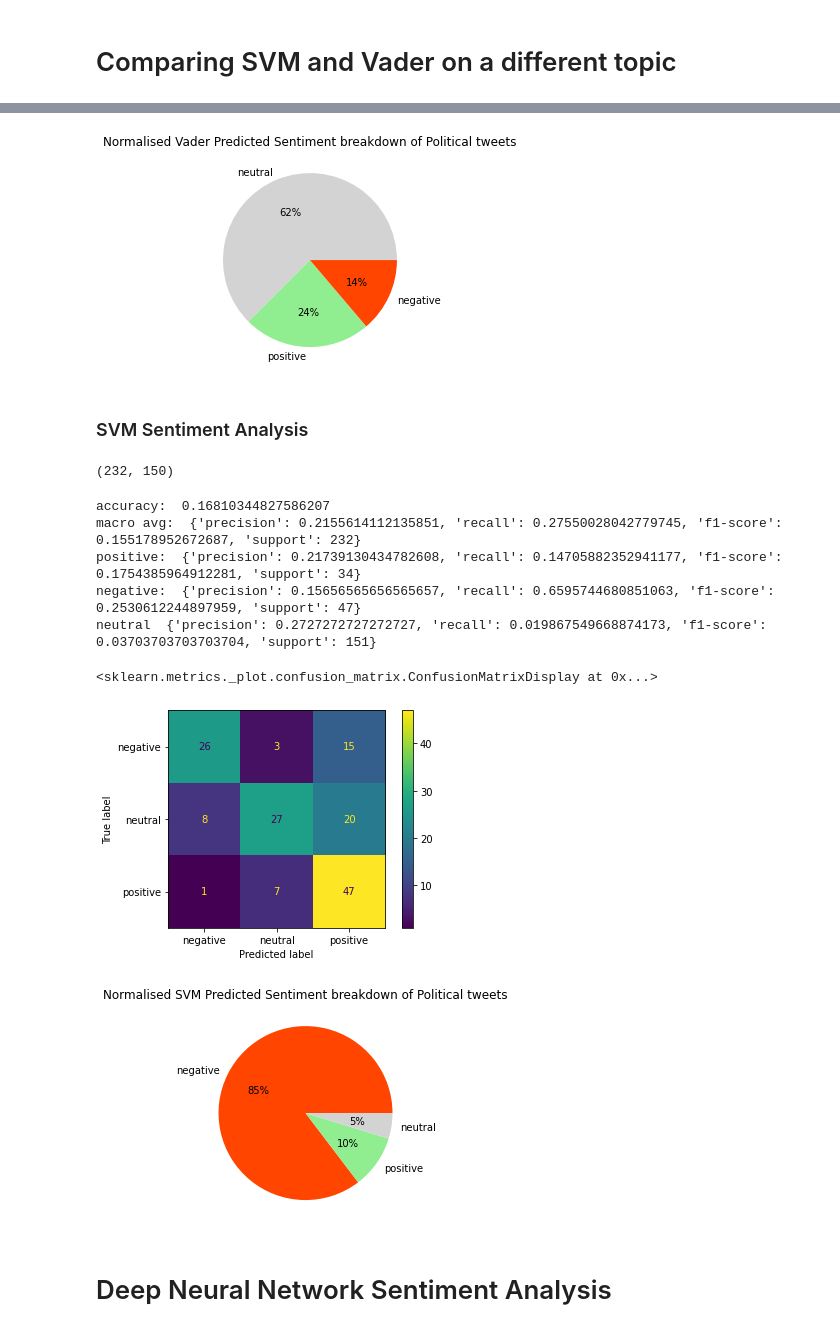
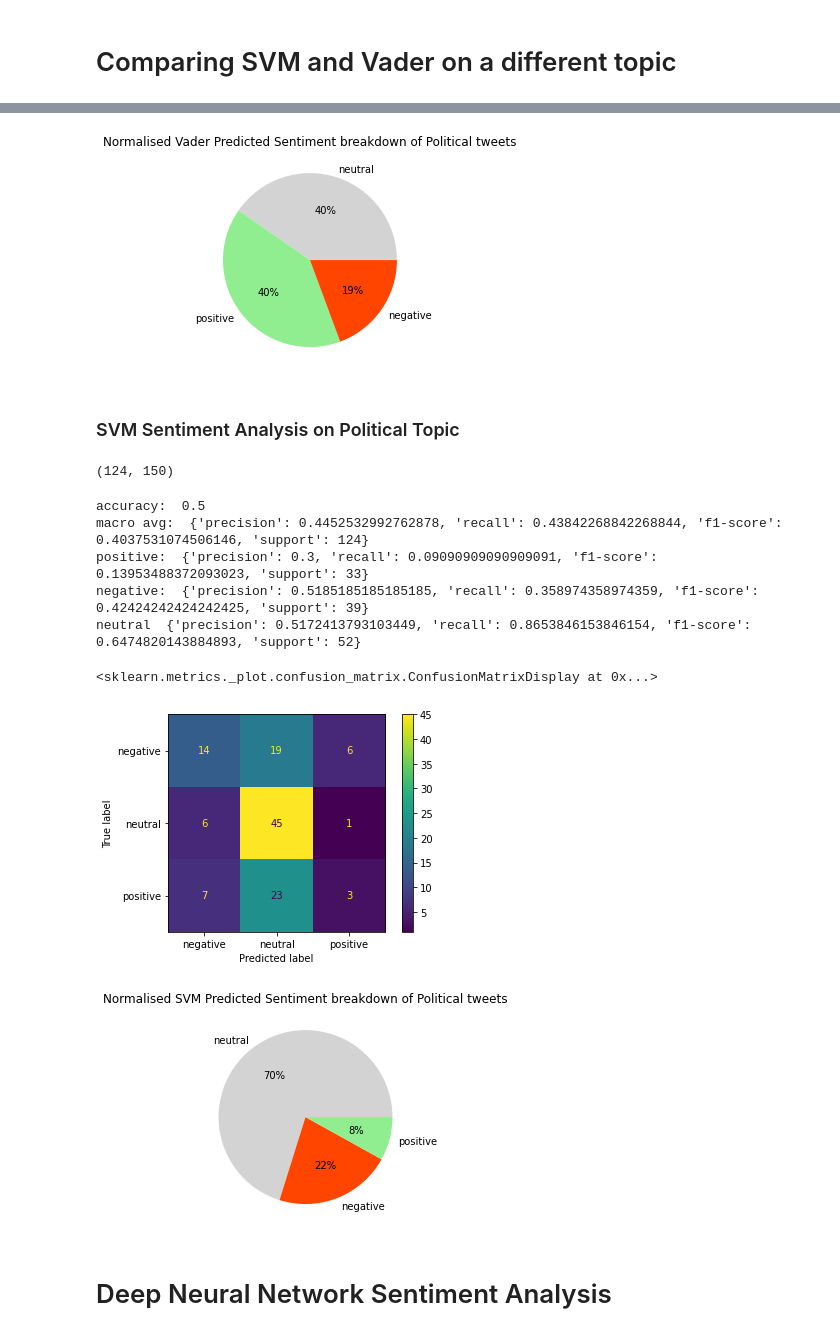
Before and after one commit to rosshalpin/AdvancedML, a Jupyter notebook: Main.ipynb, the cells around one changed output, grey strips where cells are left out. Drawn from its saved outputs; the diff is of its cells as text; code cells hidden in the pictures.

```diff
--- a/Main.ipynb
+++ b/Main.ipynb
@@ -171,6 +171,13 @@ def cleanup_data(df):
   def remove_usernames(text):
     return re.sub(r'@([^\s]+)', '', text)
 
+  def remove_long_whitespace(text):
+    text = text.strip()
+    return re.sub(r'\s{2,}', '', text)
+
+  def remove_numbers(text):
+    return re.sub(r'\d+', '', text)
+
   def remove_hyperlinks(text):
     return re.sub(r'http\S+|www.\S+|https', '', text)
 
@@ -178,7 +185,10 @@ def cleanup_data(df):
   df.text = df.text.apply(remove_hyperlinks) # removing hyperlinks
   df = df.drop(df.query('sentiment == "neutral"').sample(frac=.64, random_state=109).index) # evening out the number of neutral samples by random removing a percentage
   df.replace({r'[^\x00-\x7F]+':''}, regex=True, inplace=True) # removing any errant unicode
-
+  df = df.drop_duplicates()
+  df = df.drop_duplicates(subset='text', keep="first")
+  df.text = df.text.apply(remove_long_whitespace) # removing long whitespace
+  df.text = df.text.apply(remove_numbers)
   return df
 # %%
 df = cleanup_data(df)
@@ -479,42 +489,42 @@ neutral  {'precision': 0.8543046357615894, 'recall': 0.8896551724137931, 'f1-sco
 # %%
 print_sentiment_breakdown(vader_pol_df, "Normalised Vader Predicted Sentiment breakdown of Political tweets")
 # %% [output]
-[figure, old version]
+[figure, new version]
 # %% [markdown]
-### SVM Sentiment Analysis
+### SVM Sentiment Analysis on Political Topic
 # %%
 pol_vectors = vectorizer.transform(pol_df.text)
 # %%
 pol_vectors.shape
 # %% [output]
-(232, 150)
+(124, 150)
 # %%
 svm_pol_pred = clf.predict(pol_vectors)
 
 svm_pol_report = classification_report(pol_df.sentiment, svm_pol_pred, output_dict=True)
 print('accuracy: ', svm_pol_report['accuracy'])
 print('macro avg: ', svm_pol_report['macro avg'])
 print('positive: ', svm_pol_report['positive'])
 print('negative: ', svm_pol_report['negative'])
 print('neutral ', svm_pol_report['neutral'])
 
-cm = confusion_matrix(y_test, vader_df)
+cm = confusion_matrix(pol_df.sentiment, svm_pol_pred)
 cmd = ConfusionMatrixDisplay(cm, display_labels=["negative", "neutral", "positive"])
 cmd.plot()
 # %% [output]
-accuracy:  0.16810344827586207
-macro avg:  {'precision': 0.2155614112135851, 'recall': 0.27550028042779745, 'f1-score': 0.155178952672687, 'support': 232}
-positive:  {'precision': 0.21739130434782608, 'recall': 0.14705882352941177, 'f1-score': 0.1754385964912281, 'support': 34}
-negative:  {'precision': 0.15656565656565657, 'recall': 0.6595744680851063, 'f1-score': 0.2530612244897959, 'support': 47}
-neutral  {'precision': 0.2727272727272727, 'recall': 0.019867549668874173, 'f1-score': 0.03703703703703704, 'support': 151}
+accuracy:  0.5
+macro avg:  {'precision': 0.4452532992762878, 'recall': 0.43842268842268844, 'f1-score': 0.4037531074506146, 'support': 124}
+positive:  {'precision': 0.3, 'recall': 0.09090909090909091, 'f1-score': 0.13953488372093023, 'support': 33}
+negative:  {'precision': 0.5185185185185185, 'recall': 0.358974358974359, 'f1-score': 0.42424242424242425, 'support': 39}
+neutral  {'precision': 0.5172413793103449, 'recall': 0.8653846153846154, 'f1-score': 0.6474820143884893, 'support': 52}
 <sklearn.metrics._plot.confusion_matrix.ConfusionMatrixDisplay at 0x...>
-[figure, old version]
+[figure, new version]
 # %%
 svm_pol_df = pd.DataFrame(svm_pol_pred)[0]
 
 print_sentiment_breakdown(svm_pol_df, "Normalised SVM Predicted Sentiment breakdown of Political tweets")
 # %% [output]
-[figure, old version]
+[figure, new version]
 # %% [markdown]
 # Deep Neural Network Sentiment Analysis
 # %%
```
Also changed, not shown: parts of 29 cells of this notebook.
